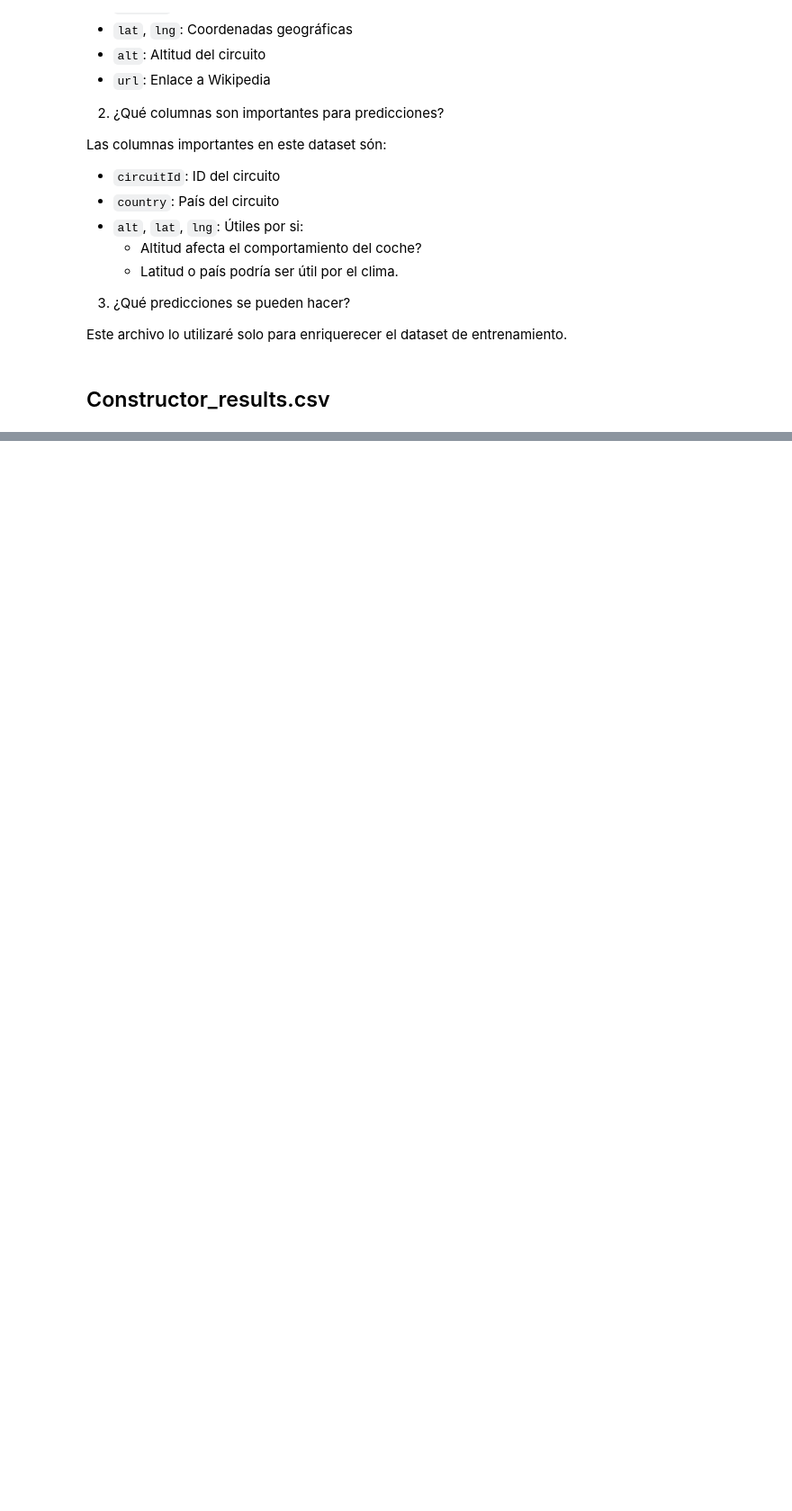
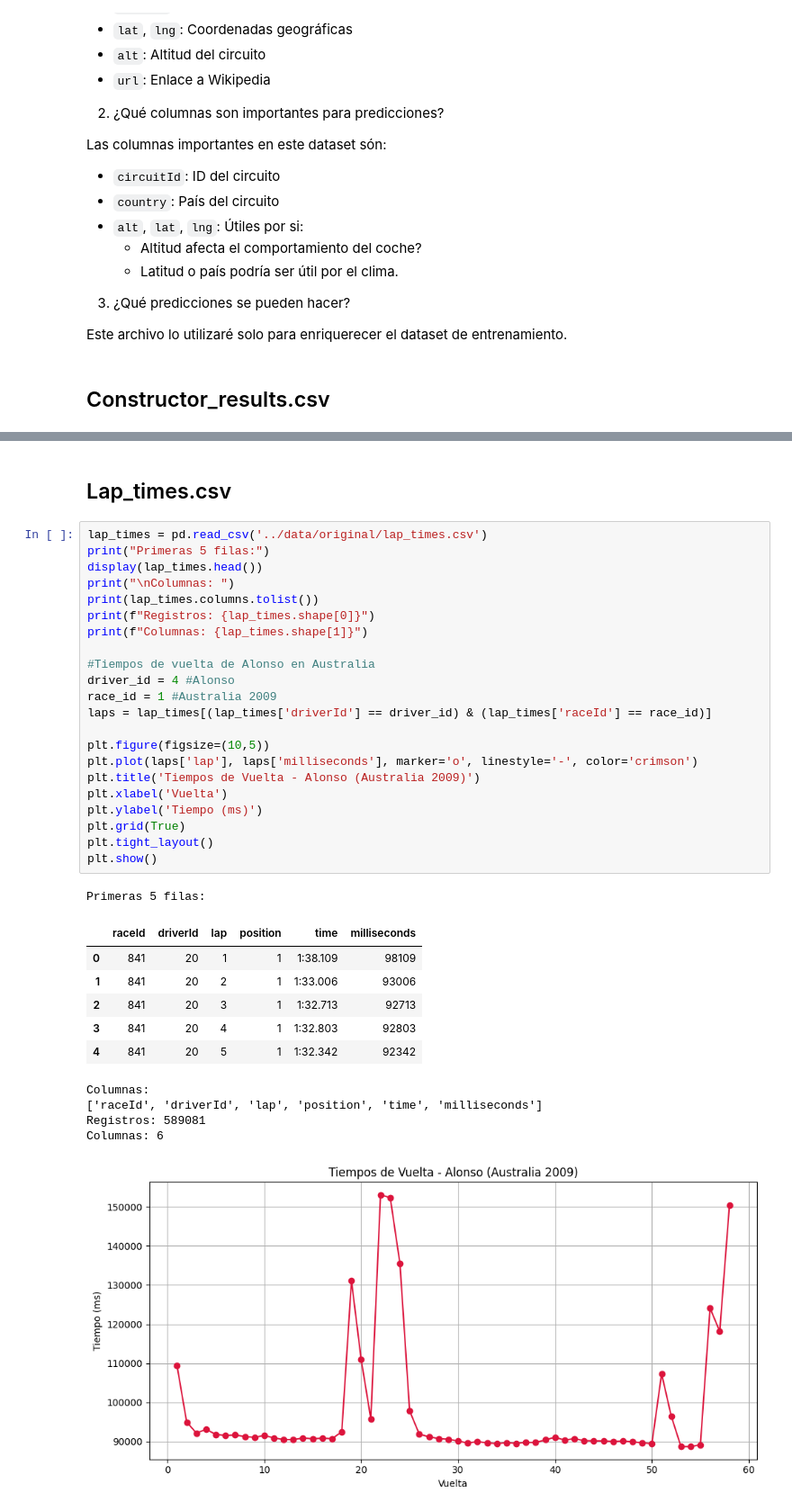
Before and after one commit to PolPujolSantaella/f1-strategy-predictor, a Jupyter notebook: notebooks/01_notebook_exploreDataset.ipynb, the cells around one changed output, grey strips where cells are left out. Shown: that part at 90% size. Drawn from its saved outputs; the diff is of its cells as text; blank space fills up the shorter version.

```diff
--- a/notebooks/01_notebook_exploreDataset.ipynb
+++ b/notebooks/01_notebook_exploreDataset.ipynb
@@ -128,0 +253,37 @@ Columnas: 5
+# %% [markdown]
+## Lap_times.csv
+# %%
+lap_times = pd.read_csv('../data/original/lap_times.csv')
+print("Primeras 5 filas:")
+display(lap_times.head())
+print("\nColumnas: ")
+print(lap_times.columns.tolist())
+print(f"Registros: {lap_times.shape[0]}")
+print(f"Columnas: {lap_times.shape[1]}")
+
+#Tiempos de vuelta de Alonso en Australia
+driver_id = 4 #Alonso
+race_id = 1 #Australia 2009
+laps = lap_times[(lap_times['driverId'] == driver_id) & (lap_times['raceId'] == race_id)]
+
+plt.figure(figsize=(10,5))
+plt.plot(laps['lap'], laps['milliseconds'], marker='o', linestyle='-', color='crimson')
+plt.title('Tiempos de Vuelta - Alonso (Australia 2009)')
+plt.xlabel('Vuelta')
+plt.ylabel('Tiempo (ms)')
+plt.grid(True)
+plt.tight_layout()
+plt.show()
+# %% [output]
+Primeras 5 filas:
+|  | raceId | driverId | lap | position | time | milliseconds |
+| 0 | 841 | 20 | 1 | 1 | 1:38.109 | 98109 |
+| 1 | 841 | 20 | 2 | 1 | 1:33.006 | 93006 |
+| 2 | 841 | 20 | 3 | 1 | 1:32.713 | 92713 |
+| 3 | 841 | 20 | 4 | 1 | 1:32.803 | 92803 |
+| 4 | 841 | 20 | 5 | 1 | 1:32.342 | 92342 |
+Columnas:
+['raceId', 'driverId', 'lap', 'position', 'time', 'milliseconds']
+Registros: 589081
+Columnas: 6
+[figure, added]
```
Also changed, not shown: parts of 9 cells of this notebook.
